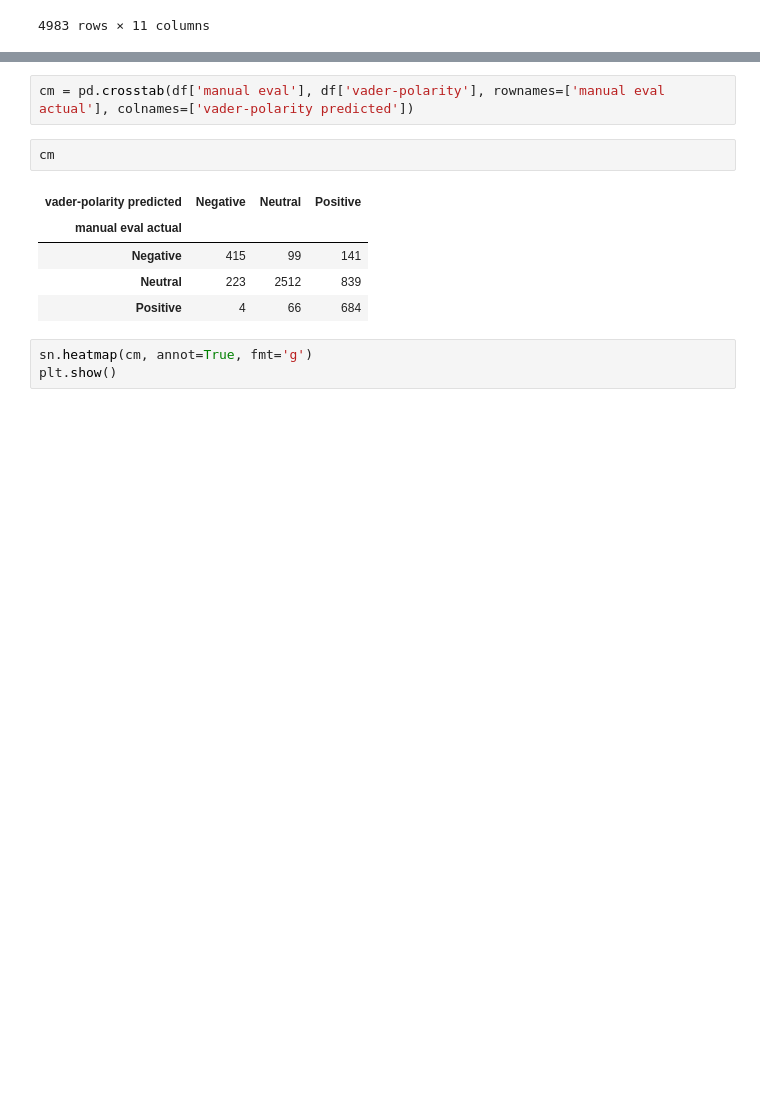
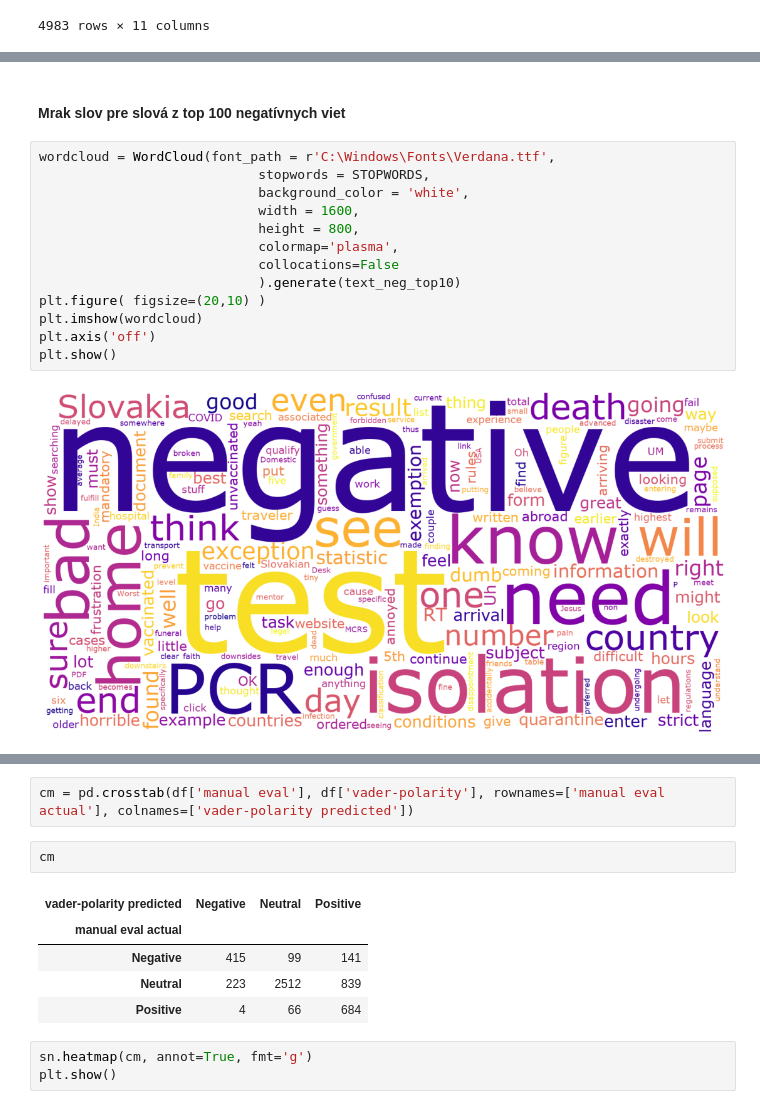
Before and after one commit to luc-rap/Analyza-sentimentu-VADER, a Jupyter notebook: evaluation.ipynb, the cells around one changed output, grey strips where cells are left out. Drawn from its saved outputs; the diff is of its cells as text; blank space fills up the shorter version.

```diff
--- a/evaluation.ipynb
+++ b/evaluation.ipynb
@@ -54,0 +119,17 @@ results_df
+# %% [markdown]
+#### Mrak slov pre slová z top 100 negatívnych viet
+# %%
+wordcloud = WordCloud(font_path = r'C:\Windows\Fonts\Verdana.ttf',
+                            stopwords = STOPWORDS,
+                            background_color = 'white',
+                            width = 1600,
+                            height = 800,
+                            colormap='plasma',
+                            collocations=False
+                            ).generate(text_neg_top10)
+plt.figure( figsize=(20,10) )
+plt.imshow(wordcloud)
+plt.axis('off')
+plt.show()
+# %% [output]
+[figure, added]
```
Also changed, not shown: parts of 22 cells of this notebook, 5 other files.
